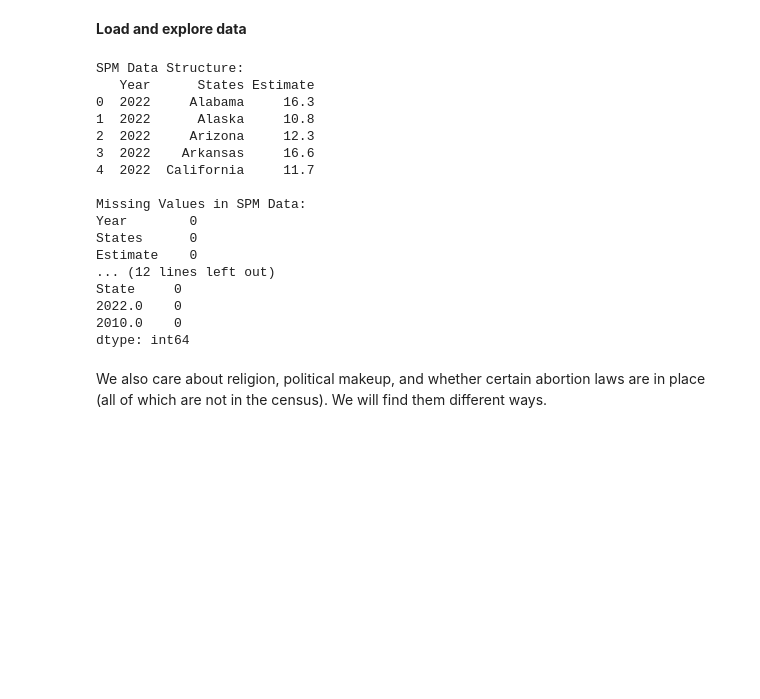
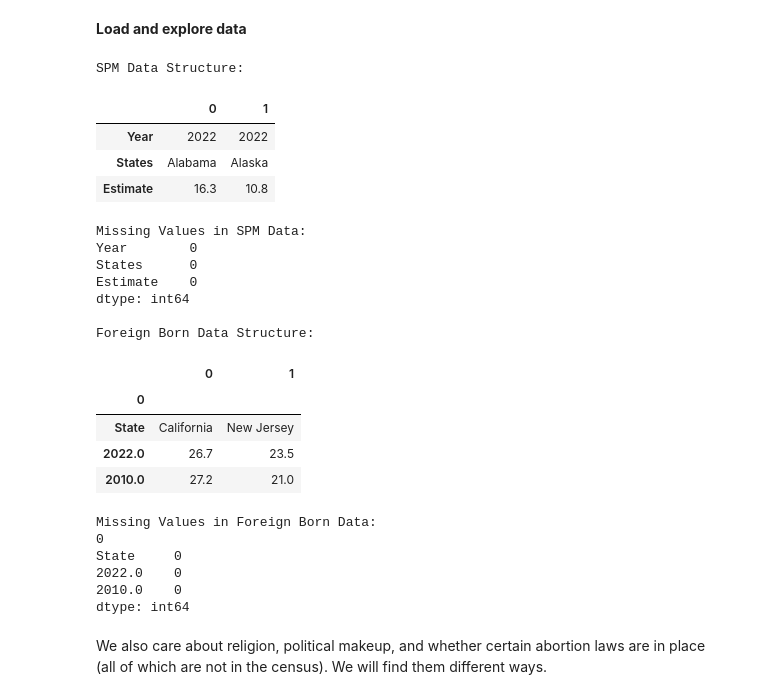
Before and after one commit to ppich1169/fertilityProjectCs109, a Jupyter notebook: fertility_notebook.ipynb, the cells around one changed output. Drawn from its saved outputs; the diff is of its cells as text; code cells hidden in the pictures; blank space fills up the shorter version.

```diff
--- a/fertility_notebook.ipynb
+++ b/fertility_notebook.ipynb
@@ -147,39 +147,44 @@ The data is already in percentage form, representing the share of individuals of
 # %%
 # Load SPM data and display structure
 SPM_df = pd.read_csv('data/SPM.csv')
 print("SPM Data Structure:")
-print(SPM_df.head())
+display(SPM_df.head(2).T)
 print("\nMissing Values in SPM Data:")
 print(SPM_df.isna().sum())
 
 # Load foreign-born data and display structure
 foreignborn_df = pd.read_csv('data/foreignborn.csv', header=None)
 foreignborn_df.columns = foreignborn_df.iloc[0]  # Set the header to the first row
 foreignborn_df = foreignborn_df.drop(0)  # Drop the first row as it is now the header
 foreignborn_df.reset_index(drop=True, inplace=True)  # Reset the index if needed
 print("\nForeign Born Data Structure:")
-print(foreignborn_df.head())
+display(foreignborn_df.head(2).T)
 print("\nMissing Values in Foreign Born Data:")
 print(foreignborn_df.isna().sum())
-foreignborn_df = foreignborn_df.rename(columns={"2022.0": "2022", "2010.0": "2010"})
 # %% [output]
 SPM Data Structure:
-   Year      States Estimate
-0  2022     Alabama     16.3
-1  2022      Alaska     10.8
-2  2022     Arizona     12.3
-3  2022    Arkansas     16.6
-4  2022  California     11.7
-
-Missing Values in SPM Data:
-Year        0
-States      0
-Estimate    0
-... (12 lines left out)
-State     0
-2022.0    0
-2010.0    0
-dtype: int64
+|  | 0 | 1 |
+| Year | 2022 | 2022 |
+| States | Alabama | Alaska |
+| Estimate | 16.3 | 10.8 |
+Missing Values in SPM Data:
+Year        0
+States      0
+Estimate    0
+dtype: int64
+
+Foreign Born Data Structure:
+|  | 0 | 1 |
+| 0 |  |  |
+| State | California | New Jersey |
+| 2022.0 | 26.7 | 23.5 |
+| 2010.0 | 27.2 | 21.0 |
+Missing Values in Foreign Born Data:
+0
+State     0
+2022.0    0
+2010.0    0
+dtype: int64
 # %% [markdown]
 We also care about religion, political makeup, and whether certain abortion laws are in place (all of which are not in the census). We will find them different ways.
 # %% [markdown]
```
Also changed, not shown: parts of 19 cells of this notebook, 2 other files.
